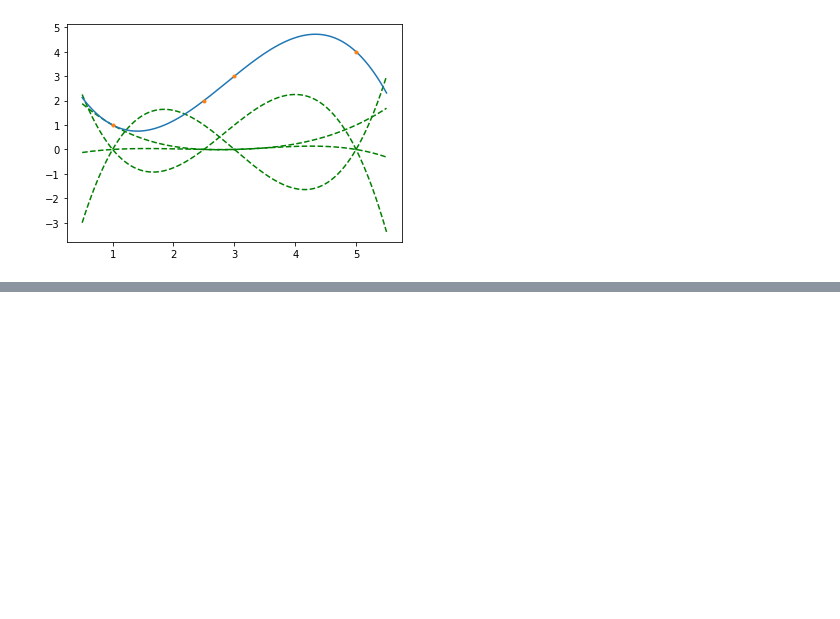
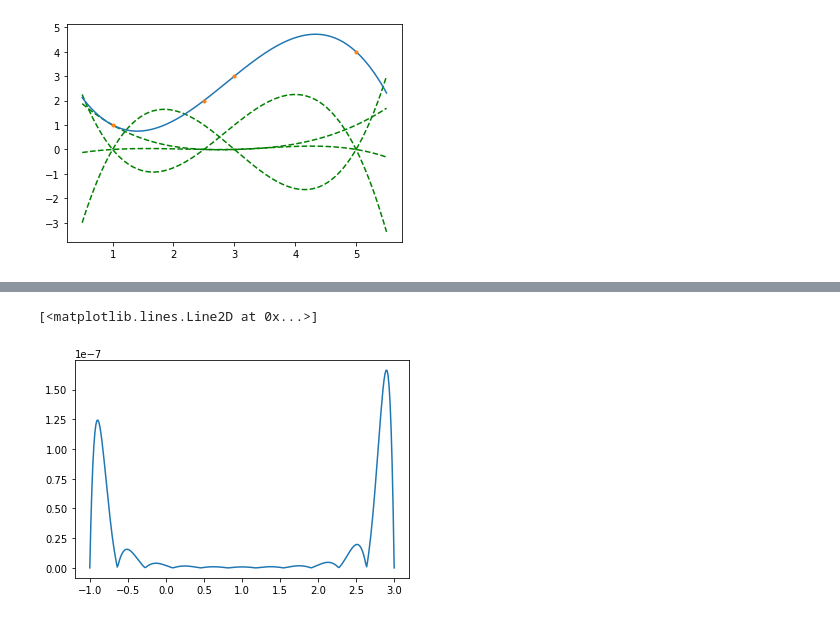
Before and after one commit to eskehaack/num_alg, a Jupyter notebook: blok_2.ipynb, the cells around one changed output, grey strips where cells are left out. Drawn from its saved outputs; the diff is of its cells as text; code cells hidden in the pictures; blank space fills up the shorter version.

```diff
--- a/blok_2.ipynb
+++ b/blok_2.ipynb
@@ -49,0 +66,6 @@ lagrange_plot(x,y,t)
+# %%
+err = [abs(f(t[i])-y_mark[i]) for i in range(len(t))]
+plt.plot(t,err)
+# %% [output]
+[<matplotlib.lines.Line2D at 0x...>]
+[figure, added]
```
Also changed, not shown: parts of 4 cells of this notebook.
